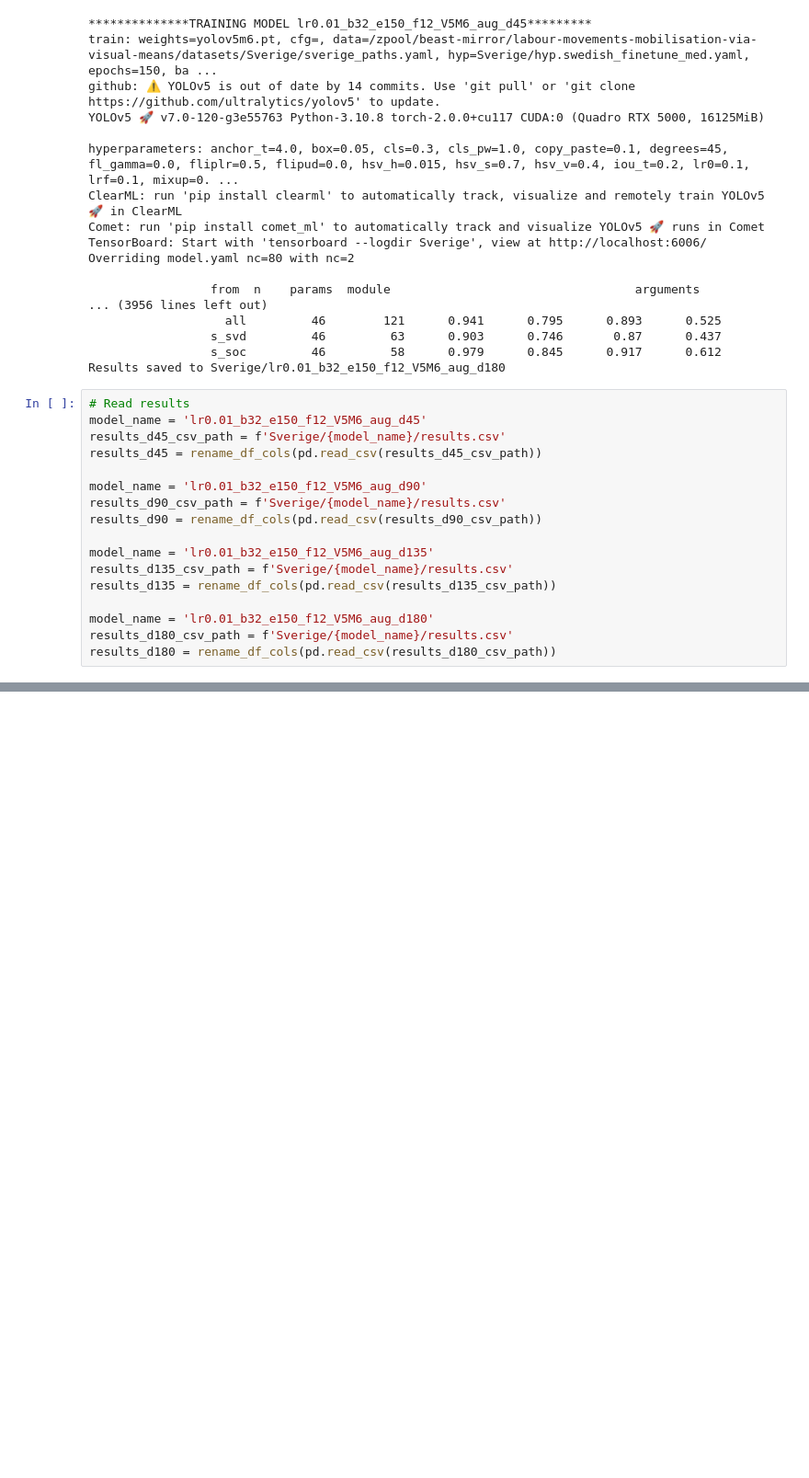
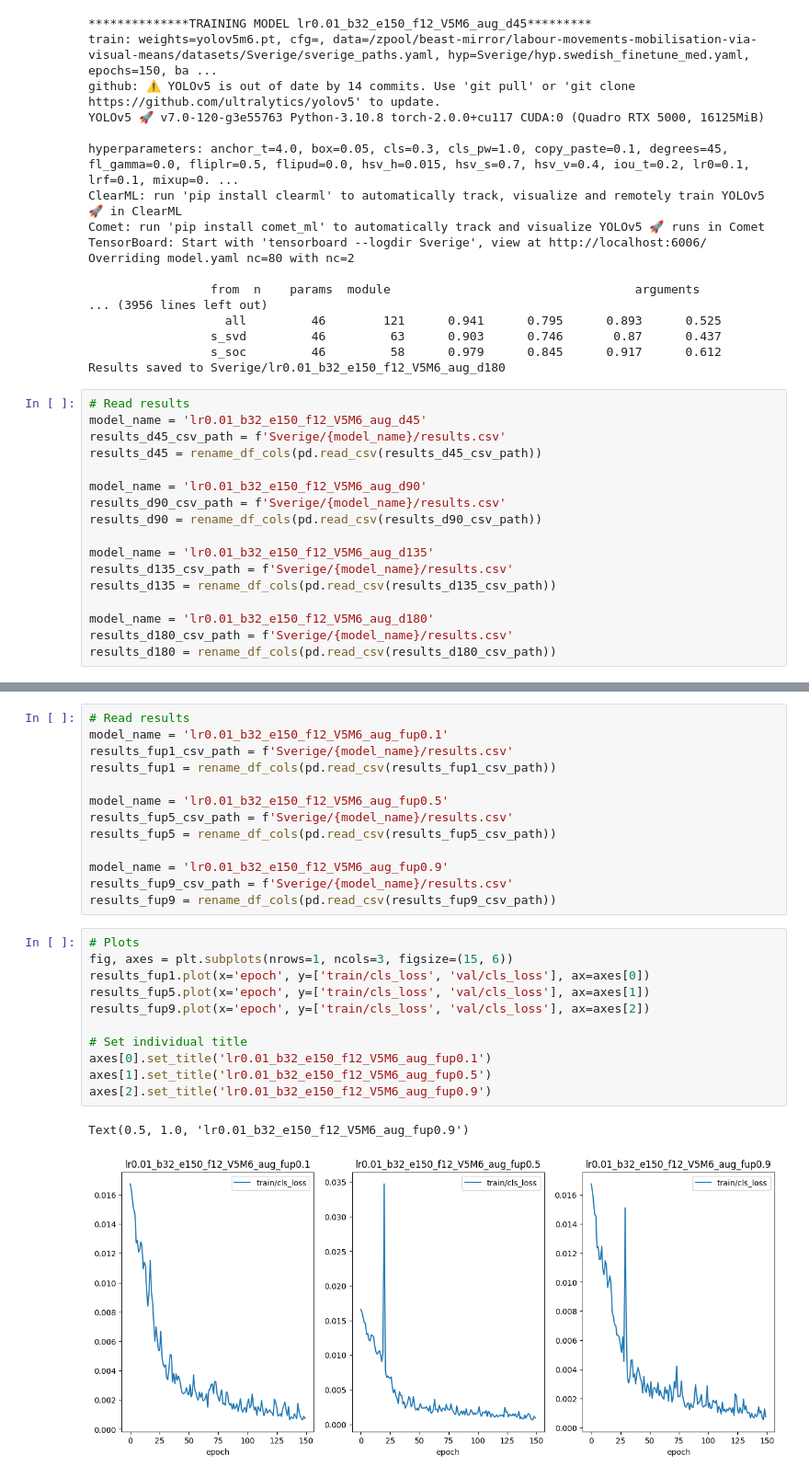
Before and after one commit to DaliaO15/CDHU-katrin_youtube, a Jupyter notebook: prototyping/logo_detection_training/Swedish_model_v5m6_experiments.ipynb, the cells around one changed output, grey strips where cells are left out. Shown at 92% size. Saved outputs shown, nothing was run; the diff lists cells and outputs as text; blank space fills up the shorter version.

```diff
--- a/prototyping/logo_detection_training/Swedish_model_v5m6_experiments.ipynb
+++ b/prototyping/logo_detection_training/Swedish_model_v5m6_experiments.ipynb
@@ -315,0 +342,27 @@ display.Image(f"Sverige/lr0.01_b32_e150_f12_V5M6_aug_d90/results.png")
+# %%
+# Read results
+model_name = 'lr0.01_b32_e150_f12_V5M6_aug_fup0.1'
+results_fup1_csv_path = f'Sverige/{model_name}/results.csv'
+results_fup1 = rename_df_cols(pd.read_csv(results_fup1_csv_path))
+
+model_name = 'lr0.01_b32_e150_f12_V5M6_aug_fup0.5'
+results_fup5_csv_path = f'Sverige/{model_name}/results.csv'
+results_fup5 = rename_df_cols(pd.read_csv(results_fup5_csv_path))
+
+model_name = 'lr0.01_b32_e150_f12_V5M6_aug_fup0.9'
+results_fup9_csv_path = f'Sverige/{model_name}/results.csv'
+results_fup9 = rename_df_cols(pd.read_csv(results_fup9_csv_path))
+# %%
+# Plots
+fig, axes = plt.subplots(nrows=1, ncols=3, figsize=(15, 6))
+results_fup1.plot(x='epoch', y=['train/cls_loss', 'val/cls_loss'], ax=axes[0])
+results_fup5.plot(x='epoch', y=['train/cls_loss', 'val/cls_loss'], ax=axes[1])
+results_fup9.plot(x='epoch', y=['train/cls_loss', 'val/cls_loss'], ax=axes[2])
+
+# Set individual title
+axes[0].set_title('lr0.01_b32_e150_f12_V5M6_aug_fup0.1')
+axes[1].set_title('lr0.01_b32_e150_f12_V5M6_aug_fup0.5')
+axes[2].set_title('lr0.01_b32_e150_f12_V5M6_aug_fup0.9')
+# %% [output]
+Text(0.5, 1.0, 'lr0.01_b32_e150_f12_V5M6_aug_fup0.9')
+[figure, added]
```
Also changed, not shown: parts of 16 cells of this notebook, 1 other file.
